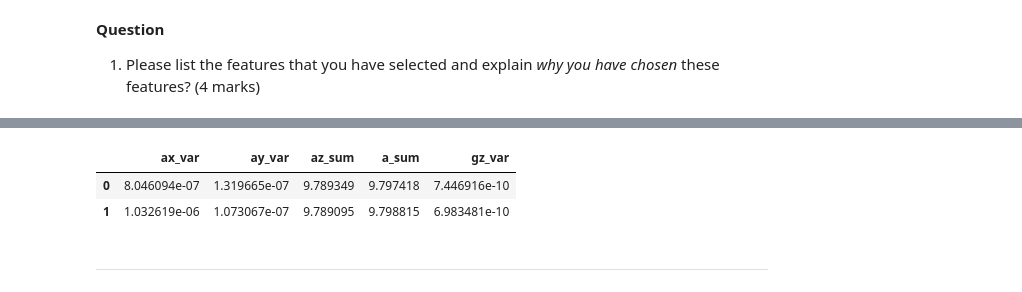
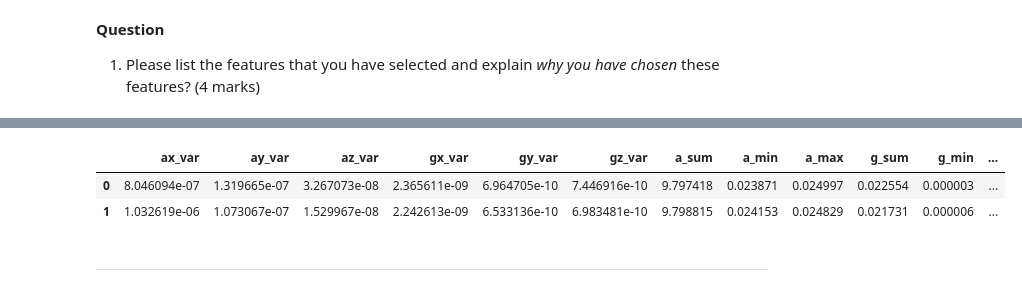
Before and after one commit to ObehiEdeoghon/engg680_2024_fall, a Jupyter notebook: Lab_Assignment4/Assignment 4.ipynb, the cells around one changed output, grey strips where cells are left out. Cells and saved outputs as stored; diff of their text form; code cells hidden in the pictures.

```diff
--- a/Lab_Assignment4/Assignment 4.ipynb
+++ b/Lab_Assignment4/Assignment 4.ipynb
@@ -666,11 +698,11 @@ These features are chosen because they represent both time-domain and frequency-
 # %%
 # TODO - Load group selected features from cv_set to X
-# X = cv_set[['acc_mean_x', 'acc_mean_y', 'acc_mean_z', 'gyro_var_x', 'gyro_var_y', 'gyro_var_z', 'acc_magnitude']]
+X = cv_set[['ax_var','ay_var', 'az_var', 'gx_var', 'gy_var', 'gz_var', 'a_sum', 'a_min', 'a_max', 'g_sum', 'g_min', 'g_max']]
 X.head(2)
 # %% [output]
-|  | ax_var | ay_var | az_sum | a_sum | gz_var |
-| 0 | 8.046094e-07 | 1.319665e-07 | 9.789349 | 9.797418 | 7.446916e-10 |
-| 1 | 1.032619e-06 | 1.073067e-07 | 9.789095 | 9.798815 | 6.983481e-10 |
+|  | ax_var | ay_var | az_var | gx_var | gy_var | gz_var | a_sum | a_min | a_max | g_sum | g_min | ... |
+| 0 | 8.046094e-07 | 1.319665e-07 | 3.267073e-08 | 2.365611e-09 | 6.964705e-10 | 7.446916e-10 | 9.797418 | 0.023871 | 0.024997 | 0.022554 | 0.000003 | ... |
+| 1 | 1.032619e-06 | 1.073067e-07 | 1.529967e-08 | 2.242613e-09 | 6.533136e-10 | 6.983481e-10 | 9.798815 | 0.024153 | 0.024829 | 0.021731 | 0.000006 | ... |
 # %%
 # TODO - Load motion_state column (target vector) into y
 y = cv_set['motion_state']
```
Also changed, not shown: parts of 17 cells of this notebook.
